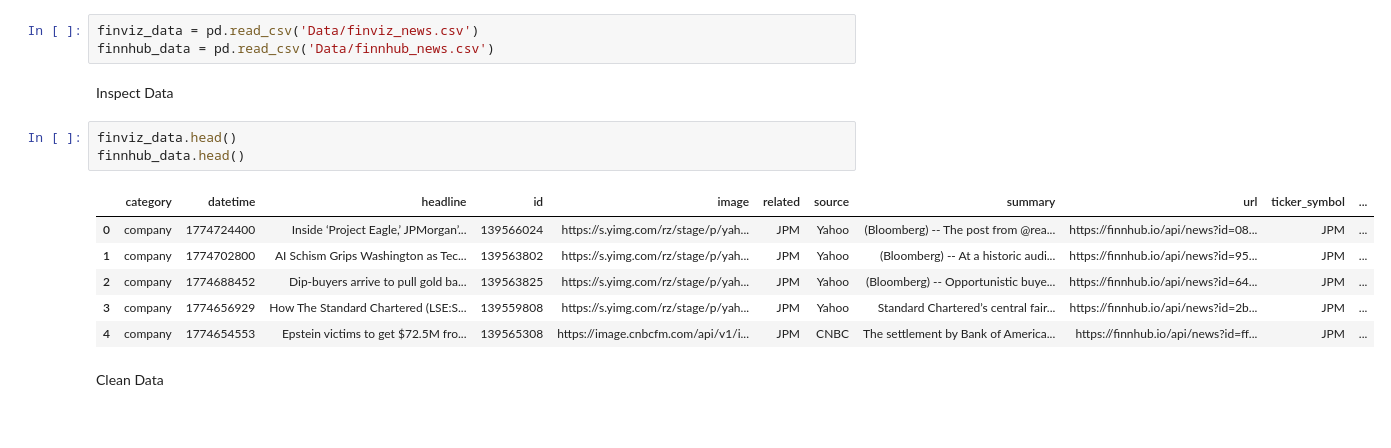
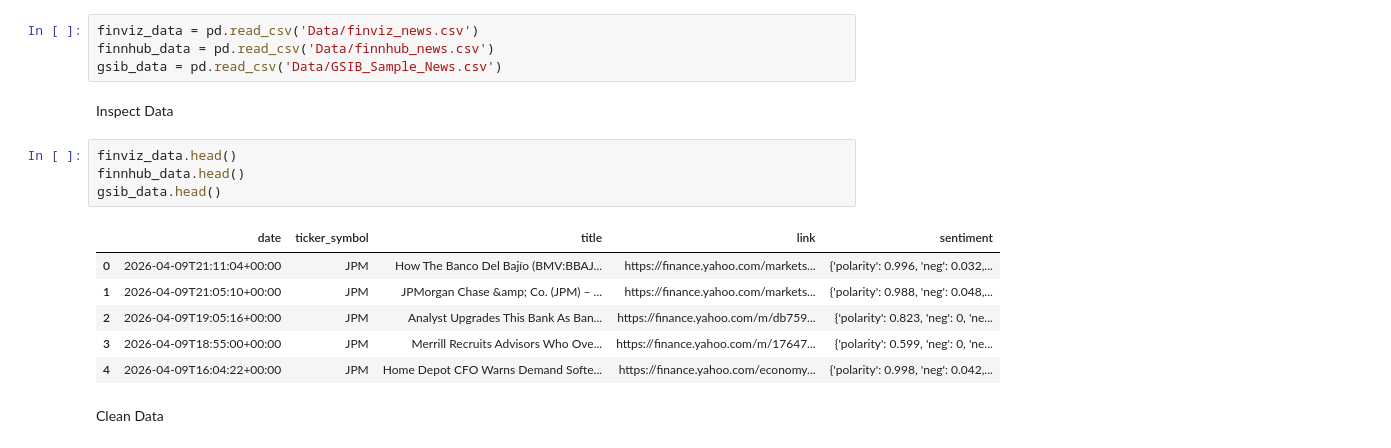
Before and after one commit to Giankess/master-thesis, a Jupyter notebook: Code/02_data_standardization.ipynb, the cells around one changed output. Cells and saved outputs as stored; diff of their text form.

Commit message:
Full Run with new EODHD Sample Dataset

```diff
--- a/Code/02_data_standardization.ipynb
+++ b/Code/02_data_standardization.ipynb
@@ -7,18 +7,20 @@ Load Data
 # %%
 finviz_data = pd.read_csv('Data/finviz_news.csv')
 finnhub_data = pd.read_csv('Data/finnhub_news.csv')
+gsib_data = pd.read_csv('Data/GSIB_Sample_News.csv')
 # %% [markdown]
 Inspect Data
 # %%
 finviz_data.head()
 finnhub_data.head()
+gsib_data.head()
 # %% [output]
-|  | category | datetime | headline | id | image | related | source | summary | url | ticker_symbol | ... |
-| 0 | company | 1774724400 | Inside ‘Project Eagle,’ JPMorgan’... | 139566024 | https://s.yimg.com/rz/stage/p/yah... | JPM | Yahoo | (Bloomberg) -- The post from @rea... | https://finnhub.io/api/news?id=08... | JPM | ... |
-| 1 | company | 1774702800 | AI Schism Grips Washington as Tec... | 139563802 | https://s.yimg.com/rz/stage/p/yah... | JPM | Yahoo | (Bloomberg) -- At a historic audi... | https://finnhub.io/api/news?id=95... | JPM | ... |
-| 2 | company | 1774688452 | Dip-buyers arrive to pull gold ba... | 139563825 | https://s.yimg.com/rz/stage/p/yah... | JPM | Yahoo | (Bloomberg) -- Opportunistic buye... | https://finnhub.io/api/news?id=64... | JPM | ... |
-| 3 | company | 1774656929 | How The Standard Chartered (LSE:S... | 139559808 | https://s.yimg.com/rz/stage/p/yah... | JPM | Yahoo | Standard Chartered’s central fair... | https://finnhub.io/api/news?id=2b... | JPM | ... |
-| 4 | company | 1774654553 | Epstein victims to get $72.5M fro... | 139565308 | https://image.cnbcfm.com/api/v1/i... | JPM | CNBC | The settlement by Bank of America... | https://finnhub.io/api/news?id=ff... | JPM | ... |
+|  | date | ticker_symbol | title | link | sentiment |
+| 0 | 2026-04-09T21:11:04+00:00 | JPM | How The Banco Del Bajío (BMV:BBAJ... | https://finance.yahoo.com/markets... | {'polarity': 0.996, 'neg': 0.032,... |
+| 1 | 2026-04-09T21:05:10+00:00 | JPM | JPMorgan Chase &amp; Co. (JPM) – ... | https://finance.yahoo.com/markets... | {'polarity': 0.988, 'neg': 0.048,... |
+| 2 | 2026-04-09T19:05:16+00:00 | JPM | Analyst Upgrades This Bank As Ban... | https://finance.yahoo.com/m/db759... | {'polarity': 0.823, 'neg': 0, 'ne... |
+| 3 | 2026-04-09T18:55:00+00:00 | JPM | Merrill Recruits Advisors Who Ove... | https://finance.yahoo.com/m/17647... | {'polarity': 0.599, 'neg': 0, 'ne... |
+| 4 | 2026-04-09T16:04:22+00:00 | JPM | Home Depot CFO Warns Demand Softe... | https://finance.yahoo.com/economy... | {'polarity': 0.998, 'neg': 0.042,... |
 # %% [markdown]
 Clean Data
 # %%
```
Also changed, not shown: parts of 2 cells of this notebook, 15 other files.
